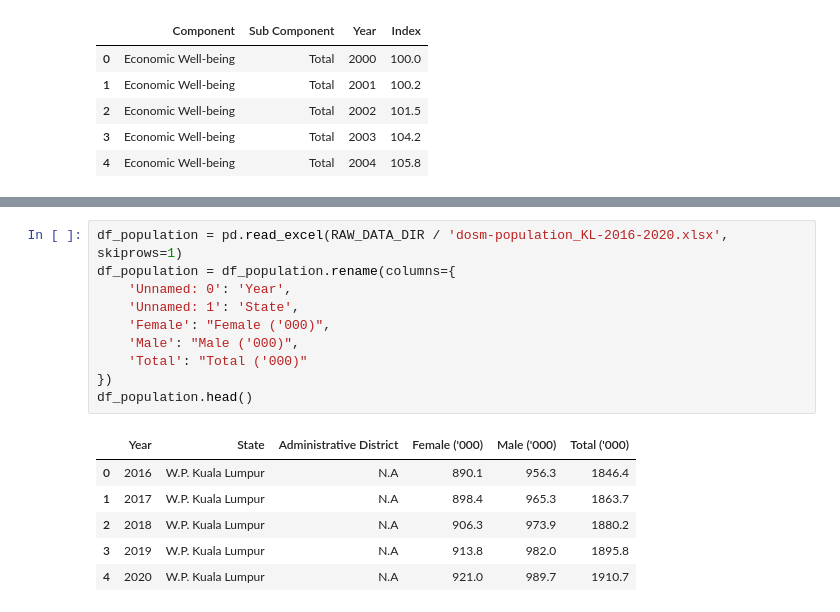
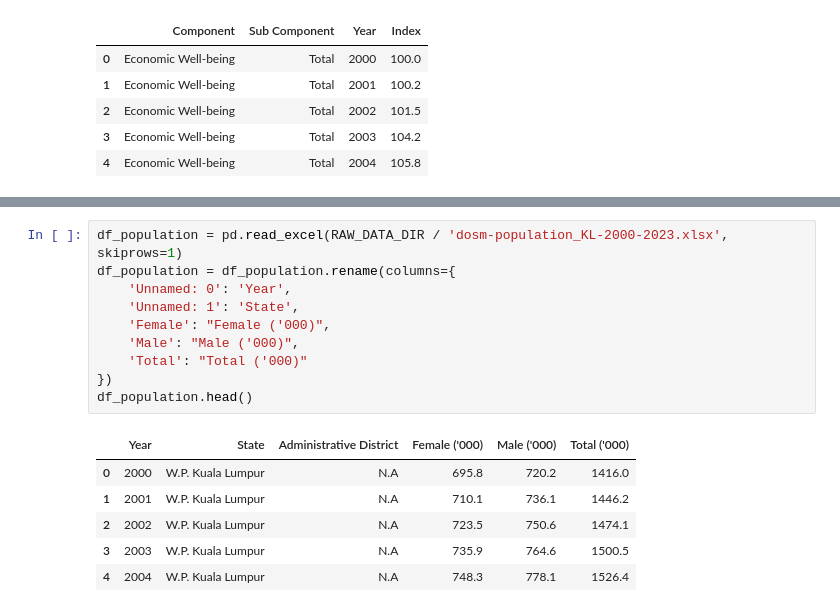
Before and after one commit to yuenherny/kl-house-price-forecasting, a Jupyter notebook: notebooks/Transactions - 05 Data Integration.ipynb, the cells around one changed output, grey strips where cells are left out. Cells and saved outputs as stored; diff of their text form.

```diff
--- a/notebooks/Transactions - 05 Data Integration.ipynb
+++ b/notebooks/Transactions - 05 Data Integration.ipynb
@@ -134,17 +292,17 @@ df_unemployment.head()
 # %%
-df_population = pd.read_excel(RAW_DATA_DIR / 'dosm-population_KL-2016-2020.xlsx', skiprows=1)
+df_population = pd.read_excel(RAW_DATA_DIR / 'dosm-population_KL-2000-2023.xlsx', skiprows=1)
 df_population = df_population.rename(columns={
     'Unnamed: 0': 'Year',
     'Unnamed: 1': 'State',
     'Female': "Female ('000)",
     'Male': "Male ('000)",
     'Total': "Total ('000)"
 })
 df_population.head()
 # %% [output]
 |  | Year | State | Administrative District | Female ('000) | Male ('000) | Total ('000) |
-| 0 | 2016 | W.P. Kuala Lumpur | N.A | 890.1 | 956.3 | 1846.4 |
-| 1 | 2017 | W.P. Kuala Lumpur | N.A | 898.4 | 965.3 | 1863.7 |
-| 2 | 2018 | W.P. Kuala Lumpur | N.A | 906.3 | 973.9 | 1880.2 |
-| 3 | 2019 | W.P. Kuala Lumpur | N.A | 913.8 | 982.0 | 1895.8 |
-| 4 | 2020 | W.P. Kuala Lumpur | N.A | 921.0 | 989.7 | 1910.7 |
+| 0 | 2000 | W.P. Kuala Lumpur | N.A | 695.8 | 720.2 | 1416.0 |
+| 1 | 2001 | W.P. Kuala Lumpur | N.A | 710.1 | 736.1 | 1446.2 |
+| 2 | 2002 | W.P. Kuala Lumpur | N.A | 723.5 | 750.6 | 1474.1 |
+| 3 | 2003 | W.P. Kuala Lumpur | N.A | 735.9 | 764.6 | 1500.5 |
+| 4 | 2004 | W.P. Kuala Lumpur | N.A | 748.3 | 778.1 | 1526.4 |
```
Also changed, not shown: parts of 46 cells of this notebook, 1 other file.
